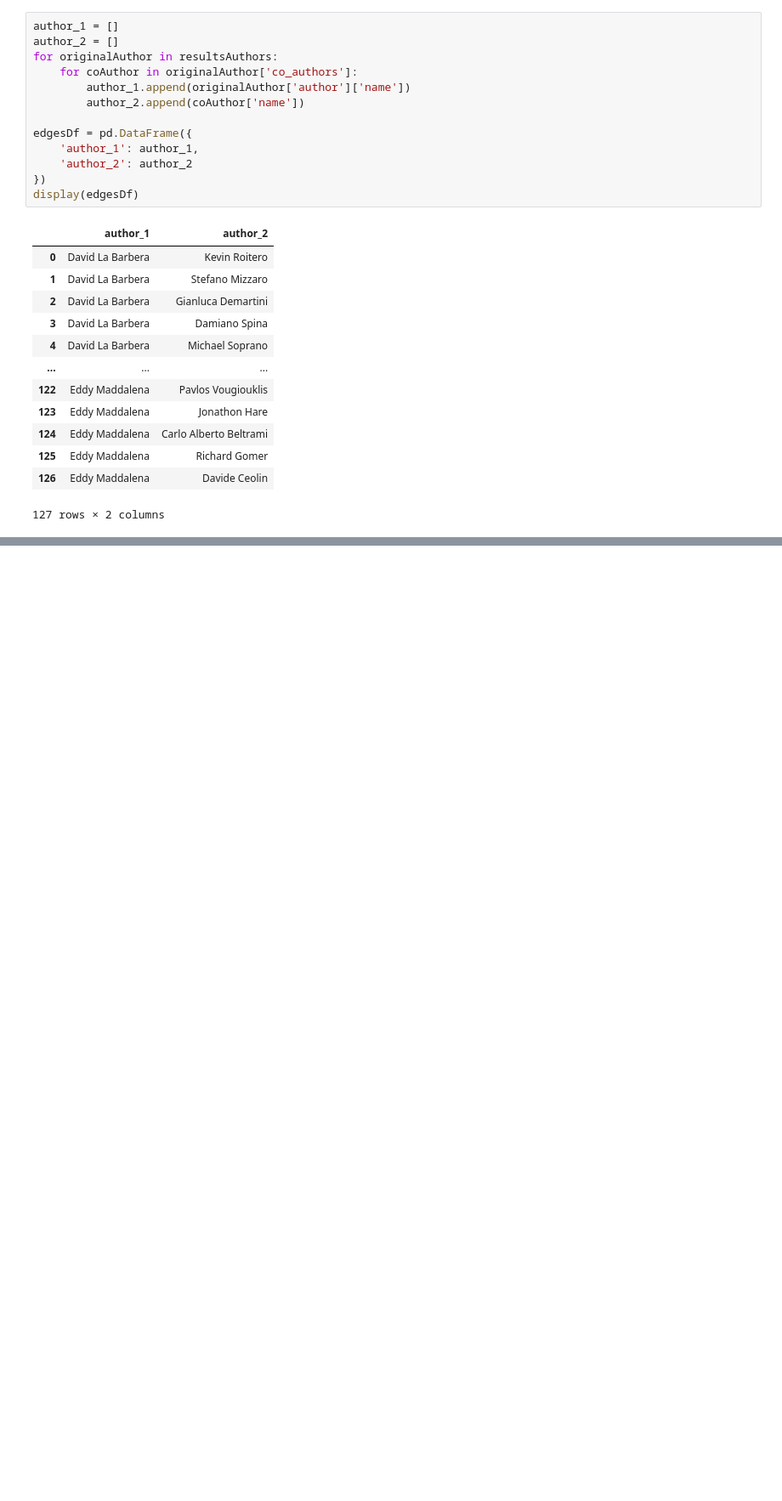
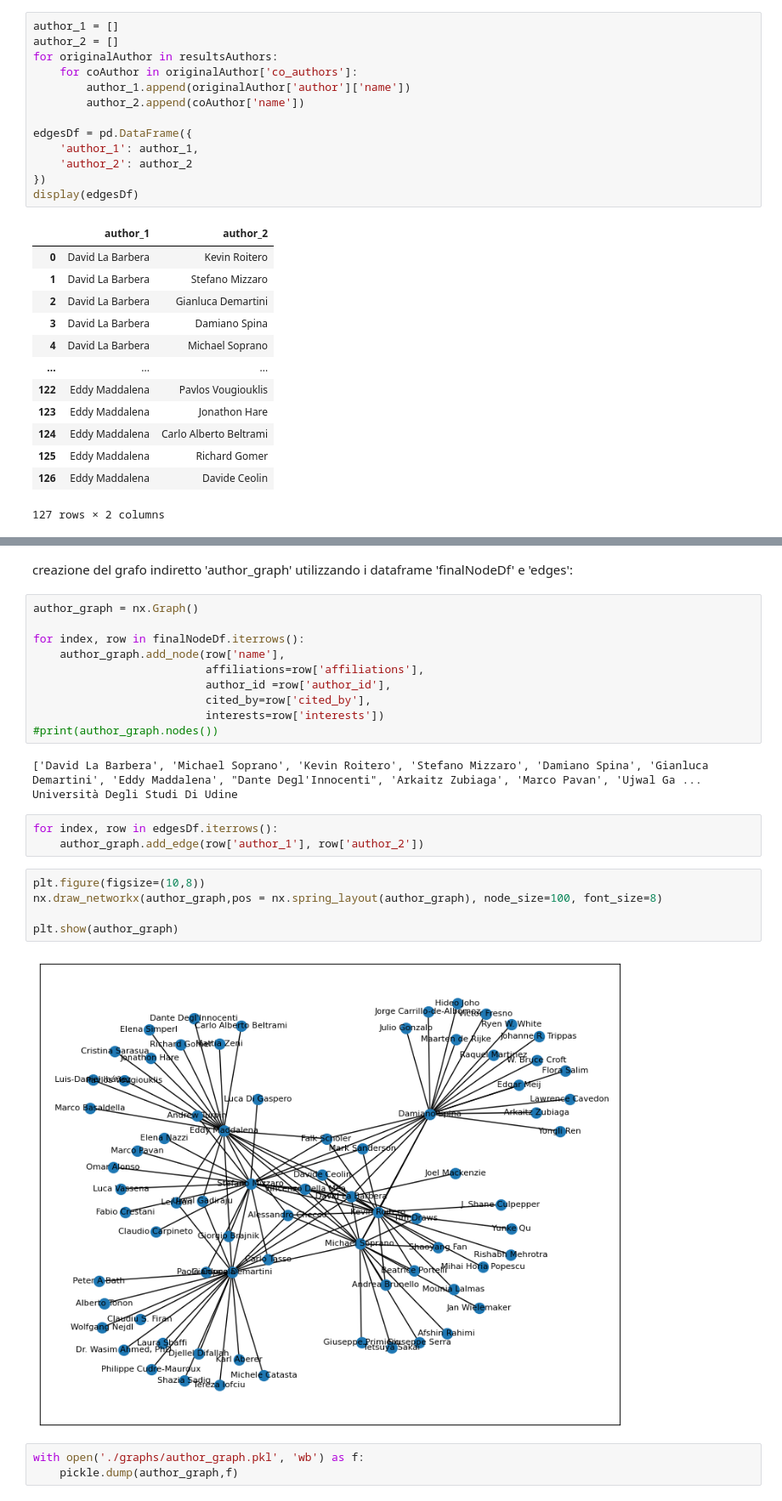
Before and after one commit to TakeOff30/AnalisiGrafoNetworkX, a Jupyter notebook: progetto1_social/progetto1.ipynb, the cells around one changed output, grey strips where cells are left out. Shown at 85% size. Saved outputs shown, nothing was run; the diff lists cells and outputs as text; blank space fills up the shorter version.

```diff
--- a/progetto1_social/progetto1.ipynb
+++ b/progetto1_social/progetto1.ipynb
@@ -266,0 +301,28 @@ edgesDf.to_csv('edges.csv')
+# %% [markdown]
+creazione del grafo indiretto 'author_graph' utilizzando i dataframe 'finalNodeDf' e 'edges':
+# %%
+author_graph = nx.Graph()
+
+for index, row in finalNodeDf.iterrows():
+    author_graph.add_node(row['name'],
+                          affiliations=row['affiliations'],
+                          author_id =row['author_id'],
+                          cited_by=row['cited_by'],
+                          interests=row['interests'])
+#print(author_graph.nodes())
+# %% [output]
+['David La Barbera', 'Michael Soprano', 'Kevin Roitero', 'Stefano Mizzaro', 'Damiano Spina', 'Gianluca Demartini', 'Eddy Maddalena', "Dante Degl'Innocenti", 'Arkaitz Zubiaga', 'Marco Pavan', 'Ujwal Ga ...
+Università Degli Studi Di Udine
+# %%
+for index, row in edgesDf.iterrows():
+    author_graph.add_edge(row['author_1'], row['author_2'])
+# %%
+plt.figure(figsize=(10,8))
+nx.draw_networkx(author_graph,pos = nx.spring_layout(author_graph), node_size=100, font_size=8)
+
+plt.show(author_graph)
+# %% [output]
+[figure, added]
+# %%
+with open('./graphs/author_graph.pkl', 'wb') as f:
+    pickle.dump(author_graph,f)
```
Also changed, not shown: parts of 6 cells of this notebook, 2 other files.
